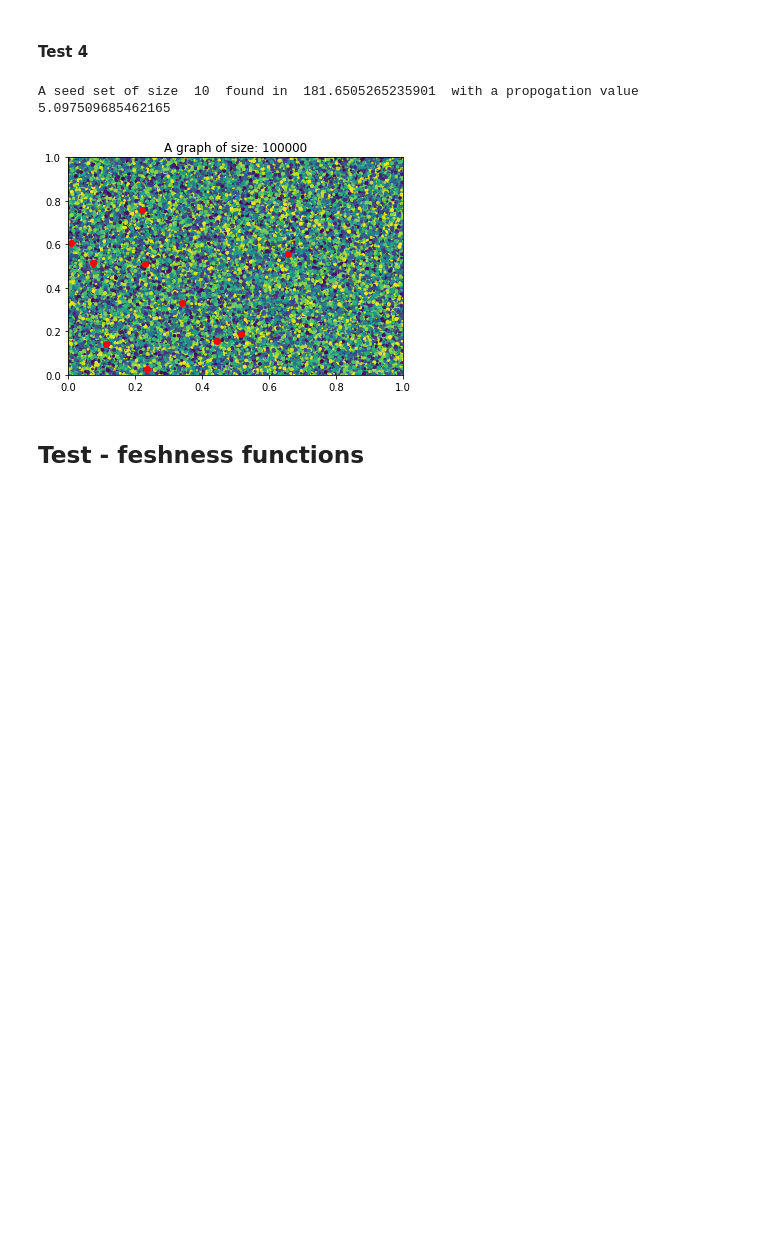
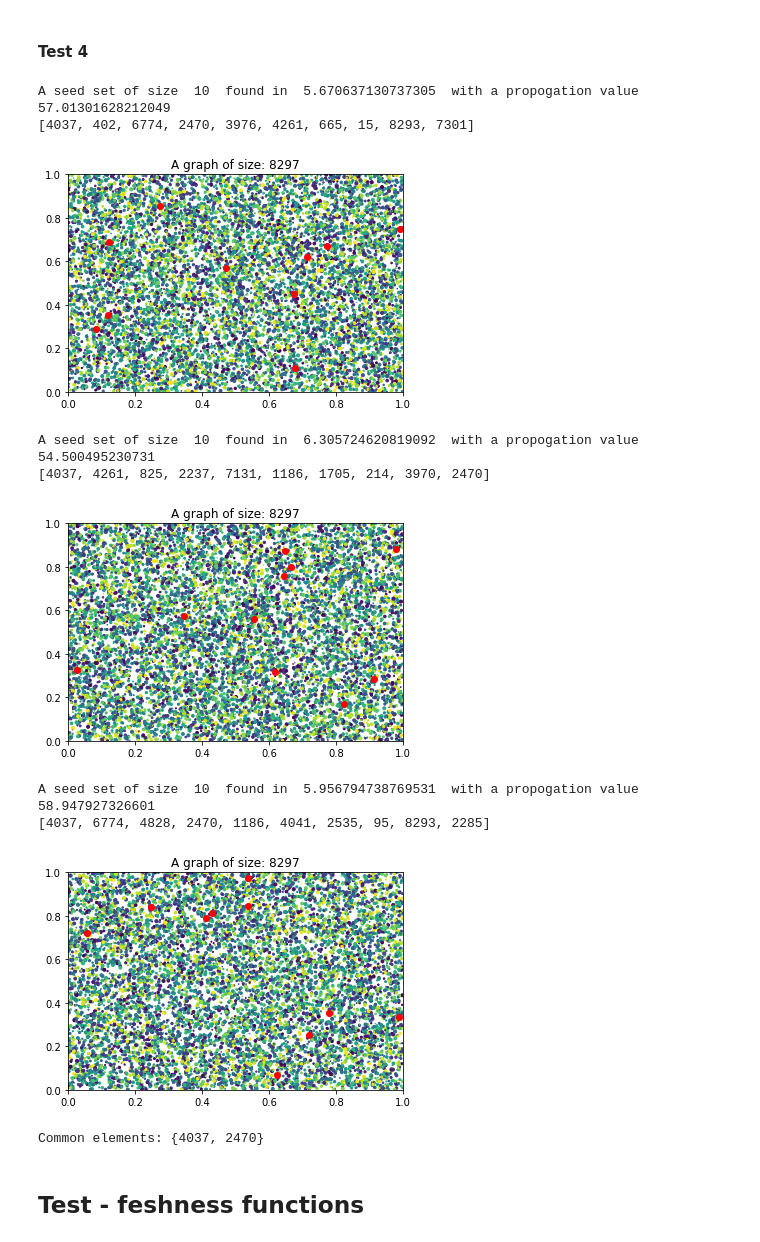
Before and after one commit to GDTNguyen/Influence-maximisation-Networks, a Jupyter notebook: influencemaximisation/InfluenceMaximisation.ipynb, the cells around one changed output. Saved outputs shown, nothing was run; the diff lists cells and outputs as text; code cells hidden in the pictures; blank space fills up the shorter version.

Commit message:
refining tests

```diff
--- a/influencemaximisation/InfluenceMaximisation.ipynb
+++ b/influencemaximisation/InfluenceMaximisation.ipynb
@@ -1170,7 +1183,7 @@ max degree node 1308
 def pvseedSetlt(method, graph, ff=exponential):
     """
     input: method - solving strategy, graph - network, p - activation probability, ff - freshness function
-    output: propogation values of seed sets from 10 to 50 using linear threshold
+    output: propagation values of seed sets from 10 to 50 using linear threshold
     """
     mc = inputs()
 
@@ -1183,7 +1196,7 @@ def pvseedSetlt(method, graph, ff=exponential):
         result = method(graph, i, int(mc))
         end = time.time()
         pVSim = lt(graph, result[0], int(mc), ff, 1)
-        trials.append((str(i) + " seeds", str(round(end-start, 2)) + "s", str(round(pVSim, 2))  + " propogation value"))
+        trials.append((str(i) + " seeds", str(round(end-start, 2)) + "s", str(round(pVSim, 2))  + " propagation value"))
         temp = "Seeds " + str(i) + ":" + str(result[0])
         seedz.append(textwrap.fill(temp, width=16, subsequent_indent=' ' * 3))
         i+=10
@@ -1225,7 +1238,8 @@ def visualiselt(method, graph, seedSetSize, ff=exponential, mc=100):
     end = time.time()
     pVSim = lt(graph, result[0], mc, ff)
 
-    print("A seed set of size ", seedSetSize, " found in ", end-start, " with a propogation value ", pVSim)
+    print("A seed set of size ", seedSetSize, " found in ", end-start, " with a propagation value ", pVSim)
+    print(result[0])
 
     # sketch the seed nodes
     graphSize = graph.GetNodes()
@@ -1234,7 +1248,7 @@ def visualiselt(method, graph, seedSetSize, ff=exponential, mc=100):
     x, y, s, c = np.random.rand(4, graphSize)
     s *= 10
     figsrc, axsrc = plt.subplots()
-    axsrc.set(xlim=(0, 1), ylim=(0, 1), autoscale_on=False, title='A graph of size: ' + str(graphSize))
+    axsrc.set(xlim=(0, 1), ylim=(0, 1), autoscale_on=False, title='A graph of size: ' + str(graphSize-1000))
     axsrc.scatter(x, y, s, c)
 
     for node in result[0]:
@@ -1242,15 +1256,31 @@ def visualiselt(method, graph, seedSetSize, ff=exponential, mc=100):
 
     plt.rcParams["figure.figsize"] = (200,100)
     plt.show()
+
+    return result[0]
 # %% [markdown]
 #### Test 4
-# %%
-# TEST 4
-%matplotlib inline
-visualiselt(celflt, graph99, 10, exponential, 1)
-# %% [output]
-A seed set of size  10  found in  181.6505265235901  with a propogation value  5.097509685462165
-[figure, removed]
+# %%
+# TEST 4
+%matplotlib inline
+a = visualiselt(celflt, wikivote, 10, exponential, 5)
+%matplotlib inline
+b = visualiselt(celflt, wikivote, 10, exponential, 10)
+%matplotlib inline
+c = visualiselt(celflt, wikivote, 10, exponential, 15)
+
+print("Common elements:", set(a) & set(b) & set(c))
+# %% [output]
+A seed set of size  10  found in  5.670637130737305  with a propogation value  57.01301628212049
+[4037, 402, 6774, 2470, 3976, 4261, 665, 15, 8293, 7301]
+[figure, added]
+A seed set of size  10  found in  6.305724620819092  with a propogation value  54.500495230731
+[4037, 4261, 825, 2237, 7131, 1186, 1705, 214, 3970, 2470]
+[figure, added]
+A seed set of size  10  found in  5.956794738769531  with a propogation value  58.947927326601
+[4037, 6774, 4828, 2470, 1186, 4041, 2535, 95, 8293, 2285]
+[figure, added]
+Common elements: {4037, 2470}
 # %% [markdown]
 ## Test - feshness functions
 # %%
```
Also changed, not shown: parts of 12 cells of this notebook.
